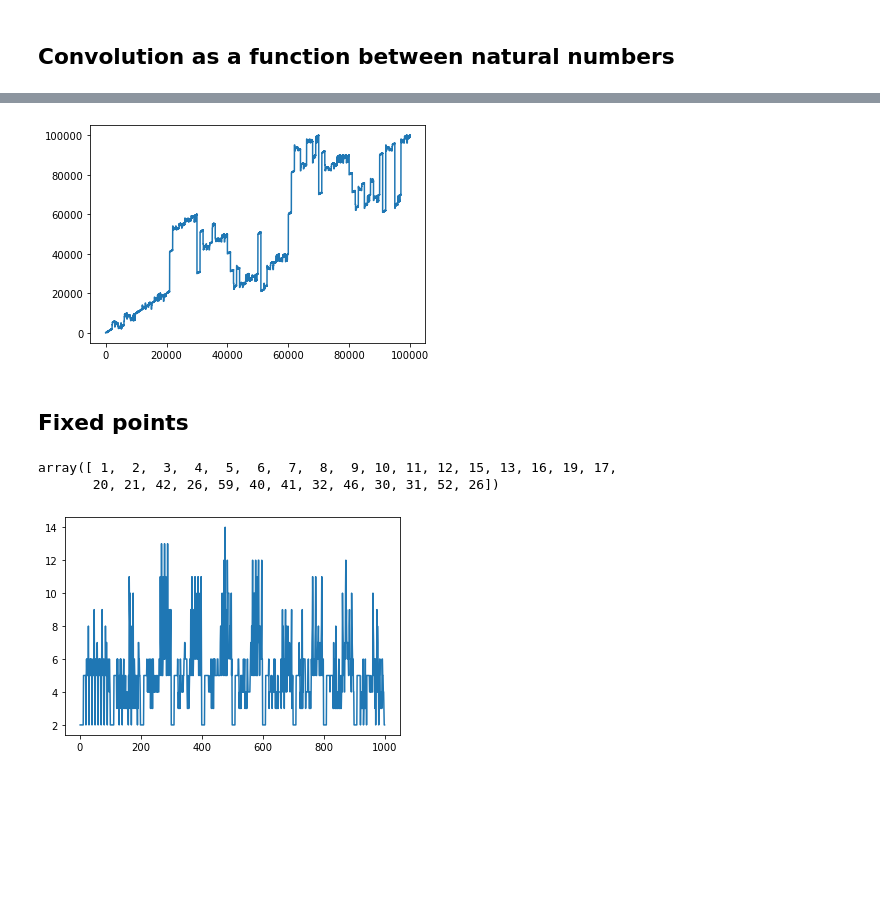
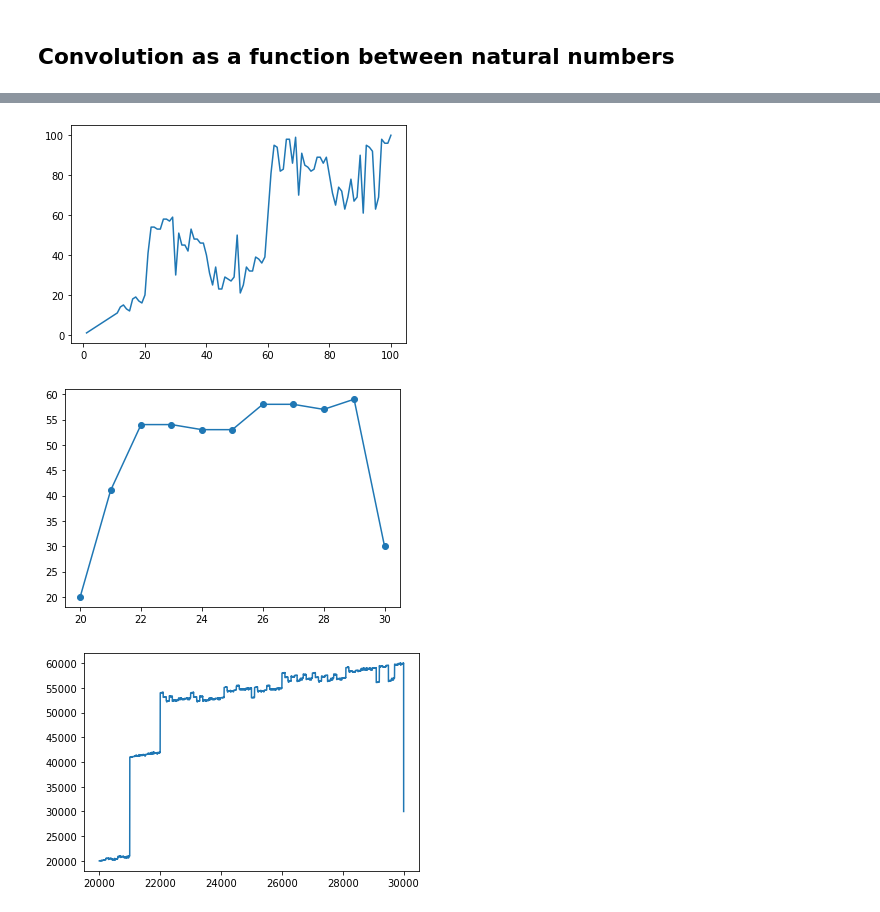
Before and after one commit to felipessalvatore/it, a Jupyter notebook: notebooks/tiles_murals_numbers.ipynb, the cells around one changed output, grey strips where cells are left out. Drawn from its saved outputs; the diff is of its cells as text; code cells hidden in the pictures; blank space fills up the shorter version.

```diff
--- a/notebooks/tiles_murals_numbers.ipynb
+++ b/notebooks/tiles_murals_numbers.ipynb
@@ -215,35 +187,18 @@ plt.plot(x,y, alpha=0.5);
 # %%
-x = range(1, 100000 + 1)
+x = np.array(range(1, 100+1))
 y = f_0_v(x)
 plt.plot(x,y);
 # %% [output]
-[figure, old version]
+[figure, new version]
-# %% [markdown]
-## Fixed points
-# %%
-def get_cicle(f, init, patience=10000):
-    count = 0
-    results = [init]
-    while True and count < patience:
-        value = results[-1]
-        new = f(value)
-        if new not in results:
-            results.append(new)
-        else:
-            results.append(new)
-            break
-        count +=1
-    return np.array(results)
-
-f_1 = get_f(1)
-results = get_cicle(f_1, 1)
-results
-# %% [output]
-array([ 1,  2,  3,  4,  5,  6,  7,  8,  9, 10, 11, 12, 15, 13, 16, 19, 17,
-       20, 21, 42, 26, 59, 40, 41, 32, 46, 30, 31, 52, 26])
-# %%
-x = range(1, 1000 + 1)
-y = [len(get_cicle(f_0, i)) for i in x]
-plt.plot(x,y);
-# %% [output]
-[figure, removed]
+# %%
+x = np.array(range(20, 30+1))
+y = f_0_v(x)
+plt.plot(x,y, marker="o");
+# %% [output]
+[figure, added]
+# %%
+x = np.array(range(20000, 30000+1))
+y = f_0_v(x)
+plt.plot(x,y);
+# %% [output]
+[figure, added]
```
Also changed, not shown: parts of 11 cells of this notebook.
